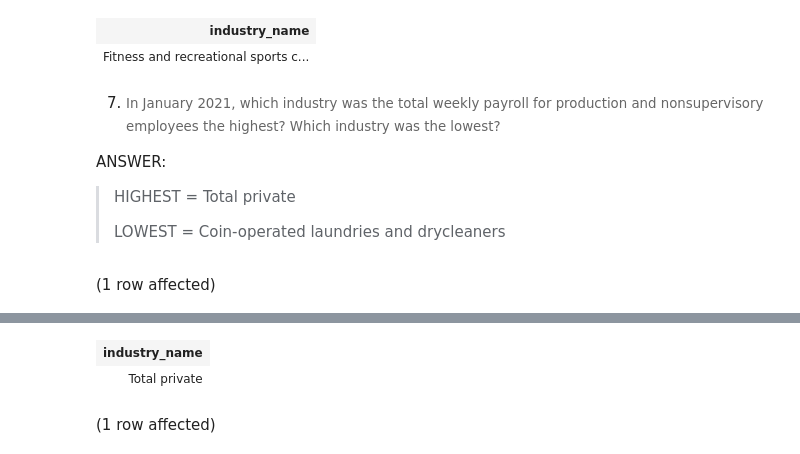
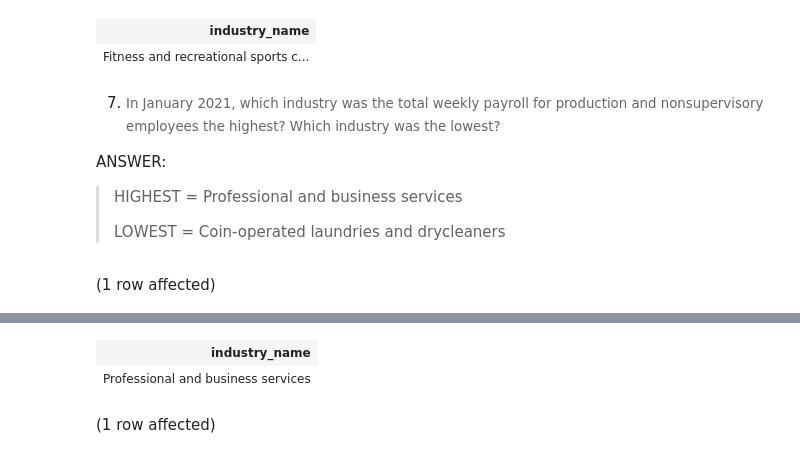
Before and after one commit to alexeherron/Assignment3_9to5, a Jupyter notebook: 9to5.ipynb, the cells around one changed output, grey strips where cells are left out. Cells and saved outputs as stored; diff of their text form; code cells hidden in the pictures.

```diff
--- a/9to5.ipynb
+++ b/9to5.ipynb
@@ -319,33 +319,27 @@ Total execution time: 00:00:00.197
 
 <span style="font-size: 13.3333px; white-space: pre-wrap;">ANSWER:</span>
 
-> <span style="font-size: 13.3333px; white-space: pre-wrap;">HIGHEST = </span> <span style="font-size: 13.3333px; white-space: pre-wrap;">Total private</span>
+> <span style="font-size: 13.3333px; white-space: pre-wrap;">HIGHEST = </span> <span style="font-size: 13.3333px; white-space: pre-wrap;">Professional and business services</span>
 >
 > <span style="font-size: 13.3333px; white-space: pre-wrap;">LOWEST = </span> <span style="font-size: 13.3333px; white-space: pre-wrap;">Coin-operated laundries and drycleaners</span>
 # %%
--- SELECT industry_name
--- FROM industry
--- WHERE industry_code = (
---     SELECT industry_code
---     FROM series
---     WHERE series_id = (
---         SELECT DISTINCT(series_id)
---         FROM january_2017
---         WHERE series_id LIKE '%82'
---         AND value = (
---             SELECT MAX(value)
---             FROM january_2017
---             WHERE series_id LIKE '%82'
---             )
---     )
--- )
-SELECT DISTINCT(series_id)
---         FROM january_2017
---         WHERE series_id LIKE '%82'
---         AND value = (
---             SELECT MAX(value)
---             FROM january_2017
---             WHERE series_id LIKE '%82'
---             )
+SELECT industry_name
+FROM industry
+WHERE industry_code = (
+    SELECT industry_code
+    FROM series
+    WHERE series_id = (
+        SELECT DISTINCT(series_id)
+        FROM january_2017
+        WHERE series_id LIKE '%82'
+        AND value = (
+            SELECT MAX(value)
+            FROM january_2017
+            WHERE series_id LIKE '%82'
+            AND original_file NOT LIKE '%AllCES%'
+            AND original_file NOT LIKE '%TotalPrivate%'
+            )
+    )
+)
 # %% [output]
 (1 row affected)
@@ -353,5 +347,5 @@ Total execution time: 00:00:00.146
 | industry_name |
-| Total private |
+| Professional and business services |
 # %%
 SELECT industry_name
 FROM industry
```
Also changed, not shown: parts of 2 cells of this notebook.
